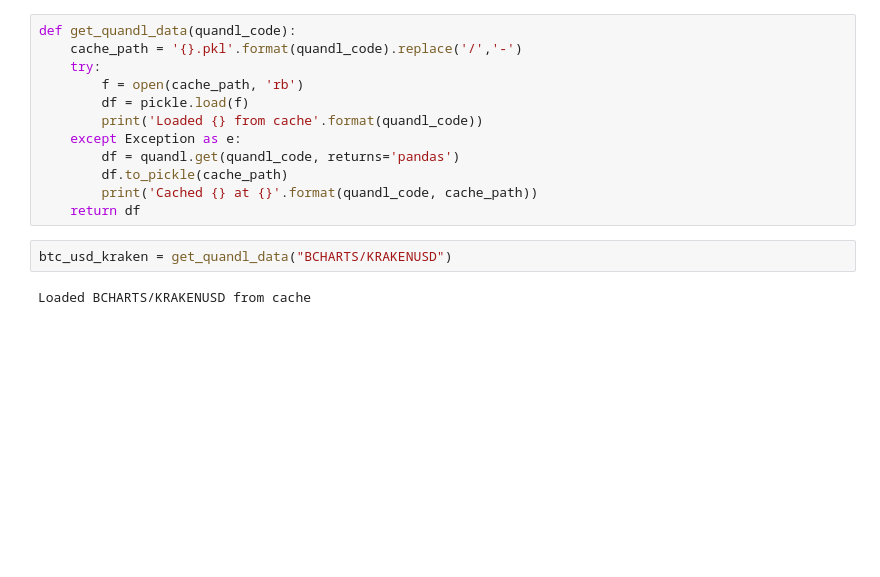
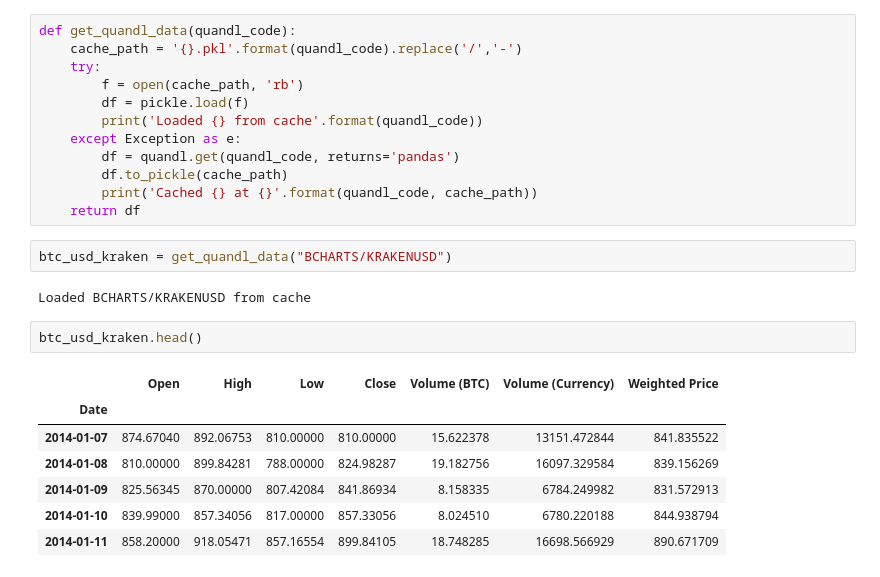
Before and after one commit to alistair0111/btcVisualizer, a Jupyter notebook: main.ipynb, the cells around one changed output. Drawn from its saved outputs; the diff is of its cells as text; blank space fills up the shorter version.

```diff
--- a/main.ipynb
+++ b/main.ipynb
@@ -26,3 +26,13 @@ def get_quandl_data(quandl_code):
 btc_usd_kraken = get_quandl_data("BCHARTS/KRAKENUSD")
 # %% [output]
 Loaded BCHARTS/KRAKENUSD from cache
+# %%
+btc_usd_kraken.head()
+# %% [output]
+|  | Open | High | Low | Close | Volume (BTC) | Volume (Currency) | Weighted Price |
+| Date |  |  |  |  |  |  |  |
+| 2014-01-07 | 874.67040 | 892.06753 | 810.00000 | 810.00000 | 15.622378 | 13151.472844 | 841.835522 |
+| 2014-01-08 | 810.00000 | 899.84281 | 788.00000 | 824.98287 | 19.182756 | 16097.329584 | 839.156269 |
+| 2014-01-09 | 825.56345 | 870.00000 | 807.42084 | 841.86934 | 8.158335 | 6784.249982 | 831.572913 |
+| 2014-01-10 | 839.99000 | 857.34056 | 817.00000 | 857.33056 | 8.024510 | 6780.220188 | 844.938794 |
+| 2014-01-11 | 858.20000 | 918.05471 | 857.16554 | 899.84105 | 18.748285 | 16698.566929 | 890.671709 |
```
Also changed, not shown: parts of 10 cells of this notebook, 3 other files.
